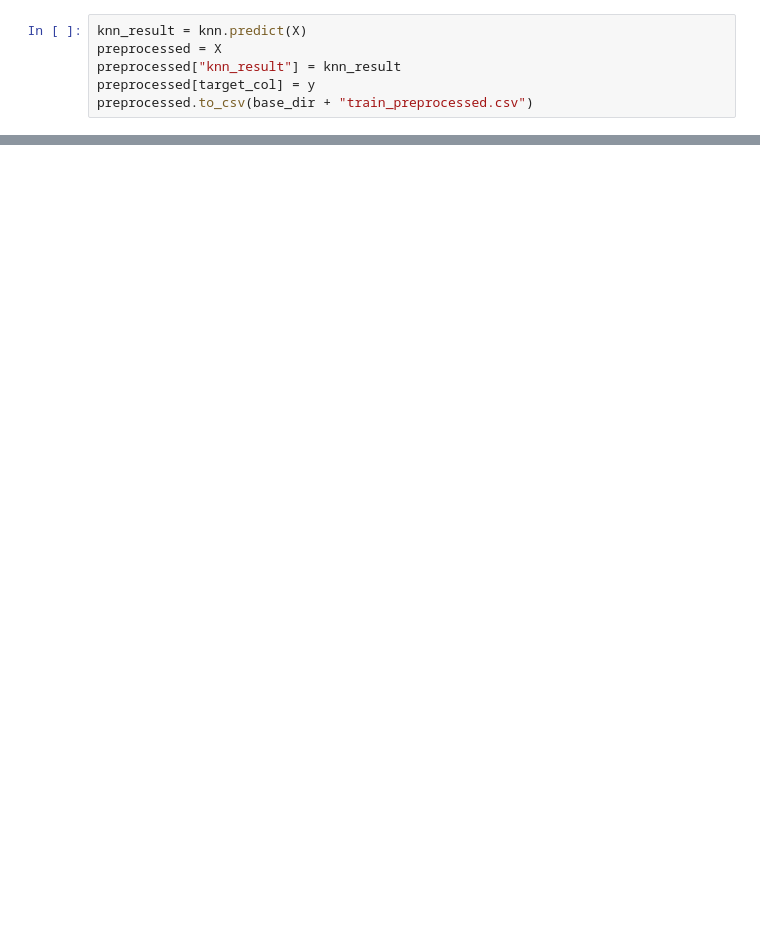
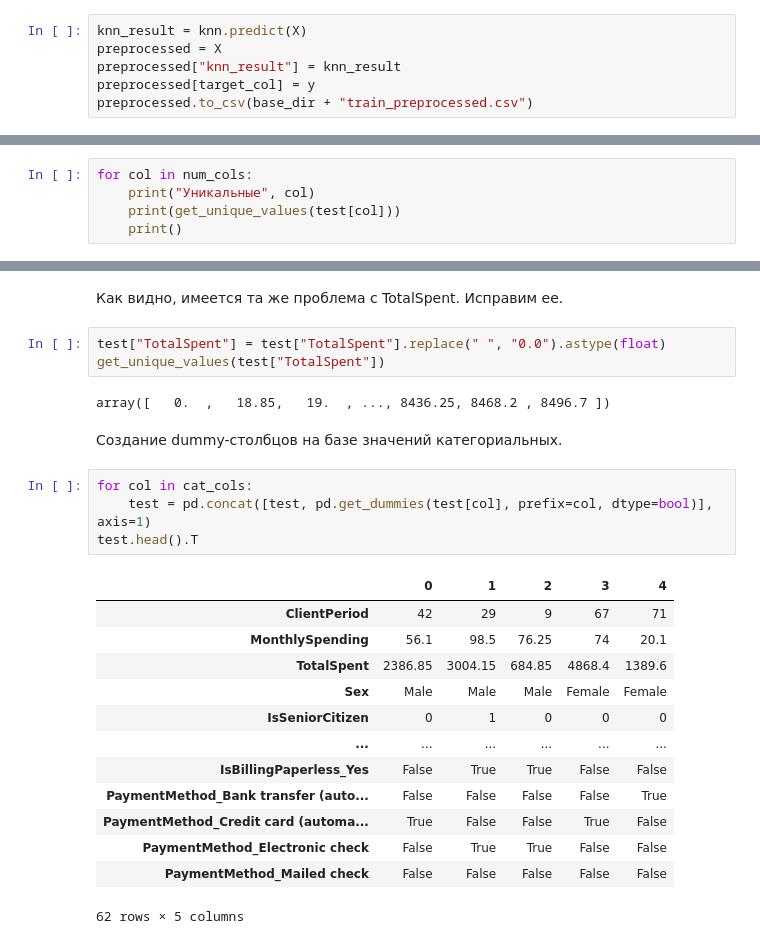
Before and after one commit to ValShm/mipt-ml-homeworks, a Jupyter notebook: homeworks/mipt-machine-learning/telecom/preprocessing.ipynb, the cells around one changed output, grey strips where cells are left out. Cells and saved outputs as stored; diff of their text form; blank space fills up the shorter version.

```diff
--- a/homeworks/mipt-machine-learning/telecom/preprocessing.ipynb
+++ b/homeworks/mipt-machine-learning/telecom/preprocessing.ipynb
@@ -365,0 +301,5 @@ submission.to_csv('./my_submission.csv')
+# %%
+for col in num_cols:
+    print("Уникальные", col)
+    print(get_unique_values(test[col]))
+    print()
@@ -365,0 +324,27 @@ submission.to_csv('./my_submission.csv')
+# %% [markdown]
+Как видно, имеется та же проблема с TotalSpent. Исправим ее.
+# %%
+test["TotalSpent"] = test["TotalSpent"].replace(" ", "0.0").astype(float)
+get_unique_values(test["TotalSpent"])
+# %% [output]
+array([   0.  ,   18.85,   19.  , ..., 8436.25, 8468.2 , 8496.7 ])
+# %% [markdown]
+Создание dummy-столбцов на базе значений категориальных.
+# %%
+for col in cat_cols:
+    test = pd.concat([test, pd.get_dummies(test[col], prefix=col, dtype=bool)], axis=1)
+test.head().T
+# %% [output]
+|  | 0 | 1 | 2 | 3 | 4 |
+| ClientPeriod | 42 | 29 | 9 | 67 | 71 |
+| MonthlySpending | 56.1 | 98.5 | 76.25 | 74 | 20.1 |
+| TotalSpent | 2386.85 | 3004.15 | 684.85 | 4868.4 | 1389.6 |
+| Sex | Male | Male | Male | Female | Female |
+| IsSeniorCitizen | 0 | 1 | 0 | 0 | 0 |
+| ... | ... | ... | ... | ... | ... |
+| IsBillingPaperless_Yes | False | True | True | False | False |
+| PaymentMethod_Bank transfer (auto... | False | False | False | False | True |
+| PaymentMethod_Credit card (automa... | True | False | False | True | False |
+| PaymentMethod_Electronic check | False | True | True | False | False |
+| PaymentMethod_Mailed check | False | False | False | False | False |
+62 rows × 5 columns
```
Also changed, not shown: parts of 49 cells of this notebook.
